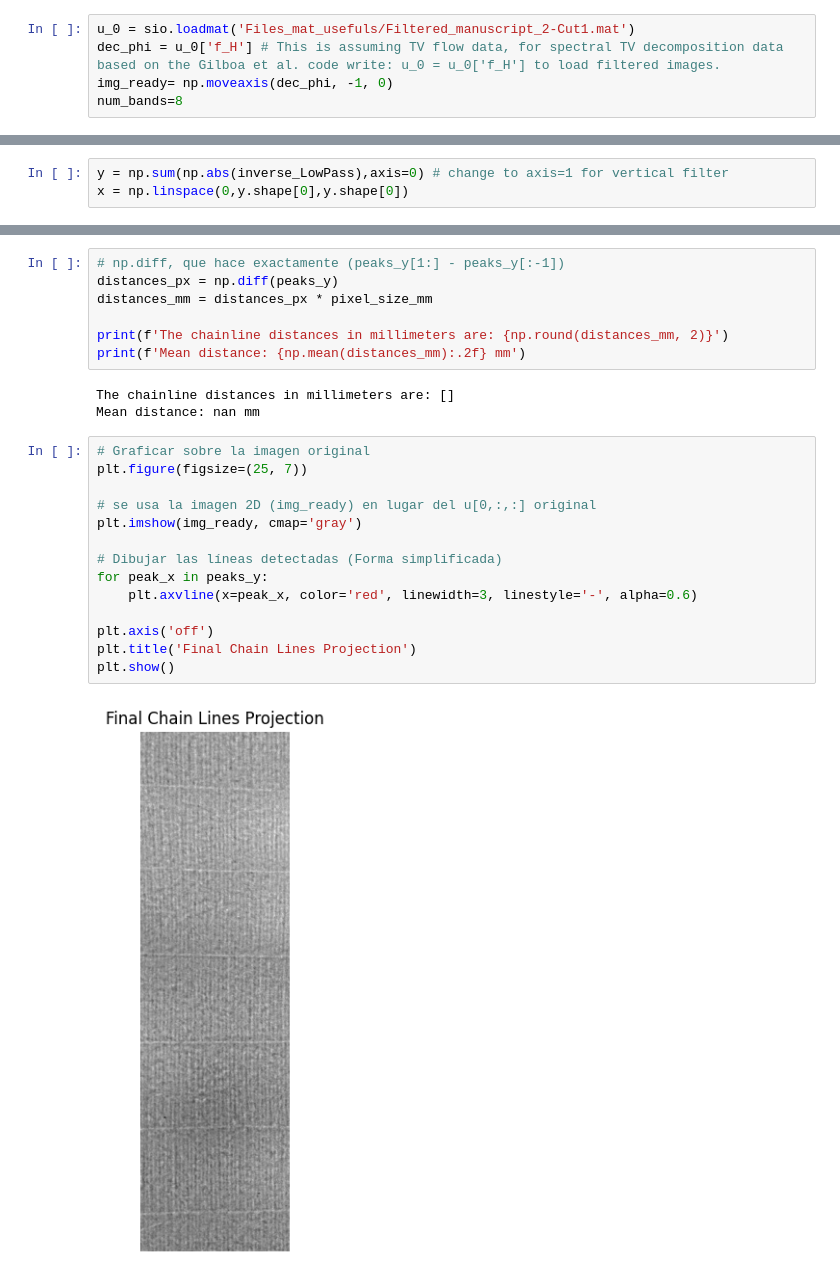
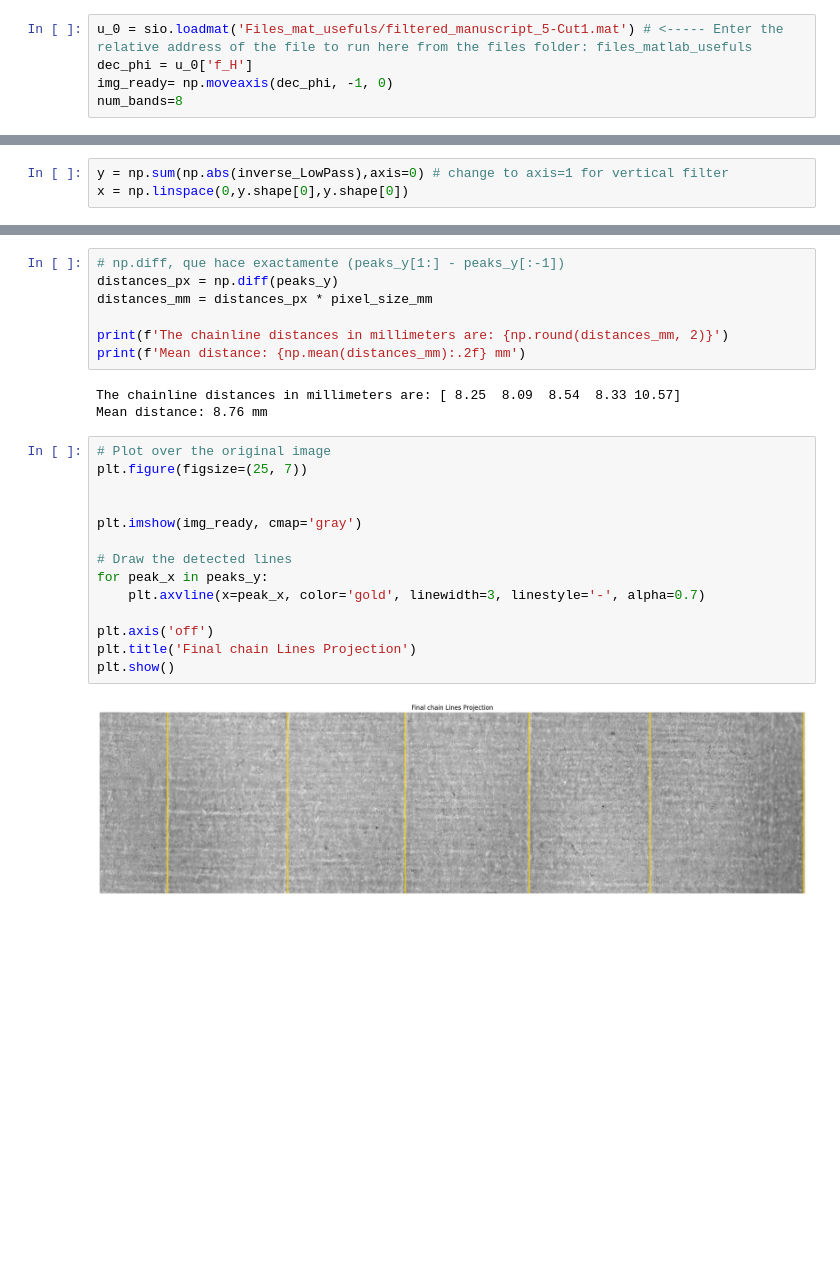
Before and after one commit to YeicyPaz/Chain_Line_Detection_Algorithme, a Jupyter notebook: Chain_Line_extraction.py.ipynb, the cells around one changed output, grey strips where cells are left out. Cells and saved outputs as stored; diff of their text form; blank space fills up the shorter version.

```diff
--- a/Chain_Line_extraction.py.ipynb
+++ b/Chain_Line_extraction.py.ipynb
@@ -34,5 +13,5 @@ Code is available by e.g. Gilboa et al. (https://guygilboa.net.technion.ac.il/20
 # %%
-u_0 = sio.loadmat('Files_mat_usefuls/Filtered_manuscript_2-Cut1.mat')
-dec_phi = u_0['f_H'] # This is assuming TV flow data, for spectral TV decomposition data based on the Gilboa et al. code write: u_0 = u_0['f_H'] to load filtered images.
+u_0 = sio.loadmat('Files_mat_usefuls/filtered_manuscript_5-Cut1.mat') # <----- Enter the relative address of the file to run here from the files folder: files_matlab_usefuls
+dec_phi = u_0['f_H']
 img_ready= np.moveaxis(dec_phi, -1, 0)
 num_bands=8
@@ -233,21 +183,21 @@ distances_mm = distances_px * pixel_size_mm
 print(f'The chainline distances in millimeters are: {np.round(distances_mm, 2)}')
 print(f'Mean distance: {np.mean(distances_mm):.2f} mm')
 # %% [output]
-The chainline distances in millimeters are: []
-Mean distance: nan mm
+The chainline distances in millimeters are: [ 8.25  8.09  8.54  8.33 10.57]
+Mean distance: 8.76 mm
 # %%
-# Graficar sobre la imagen original
+# Plot over the original image
 plt.figure(figsize=(25, 7))
 
-# se usa la imagen 2D (img_ready) en lugar del u[0,:,:] original
+
 plt.imshow(img_ready, cmap='gray')
 
-# Dibujar las líneas detectadas (Forma simplificada)
+# Draw the detected lines
 for peak_x in peaks_y:
-    plt.axvline(x=peak_x, color='red', linewidth=3, linestyle='-', alpha=0.6)
+    plt.axvline(x=peak_x, color='gold', linewidth=3, linestyle='-', alpha=0.7)
 
 plt.axis('off')
-plt.title('Final Chain Lines Projection')
+plt.title('Final chain Lines Projection')
 plt.show()
 # %% [output]
-[figure, old version]
+[figure, new version]
```
Also changed, not shown: parts of 15 cells of this notebook, 10 other files.
